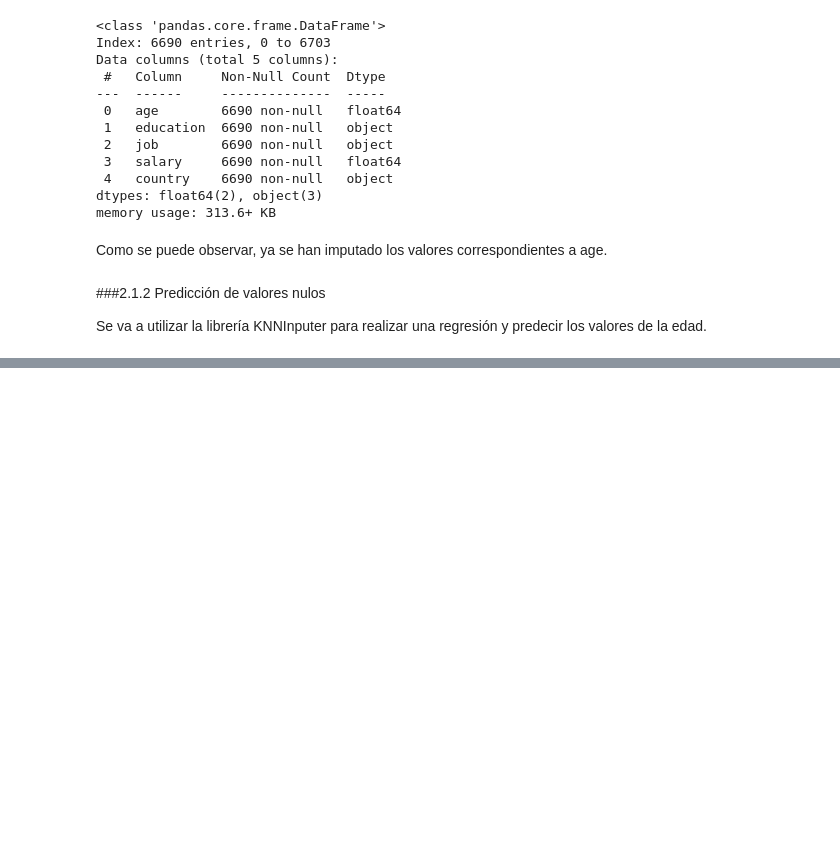
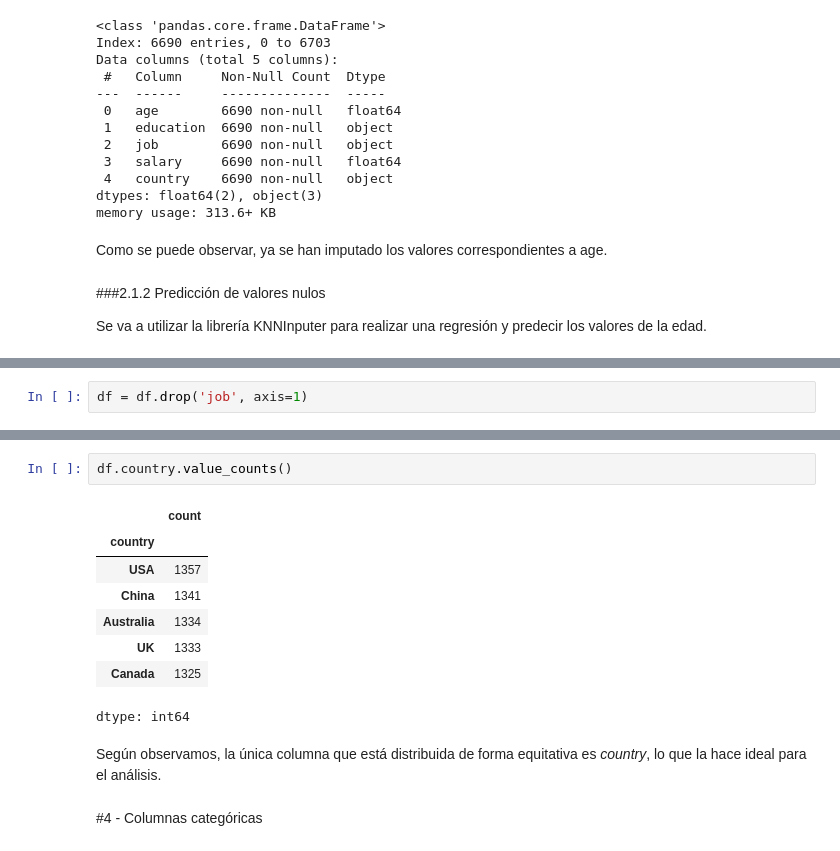
Before and after one commit to robertomartinezedu/Curso-IA-BigData, a Jupyter notebook: PIA_UD2_Entrega2.ipynb, the cells around one changed output, grey strips where cells are left out. Cells and saved outputs as stored; diff of their text form; blank space fills up the shorter version.

```diff
--- a/PIA_UD2_Entrega2.ipynb
+++ b/PIA_UD2_Entrega2.ipynb
@@ -383,0 +479,2 @@ array([[32.      ],
+# %%
+df = df.drop('job', axis=1)
@@ -383,0 +495,15 @@ array([[32.      ],
+# %%
+df.country.value_counts()
+# %% [output]
+|  | count |
+| country |  |
+| USA | 1357 |
+| China | 1341 |
+| Australia | 1334 |
+| UK | 1333 |
+| Canada | 1325 |
+dtype: int64
+# %% [markdown]
+Según observamos, la única columna que está distribuida de forma equitativa es _country_, lo que la hace ideal para el análisis.
+# %% [markdown]
+#4 - Columnas categóricas
```
Also changed, not shown: parts of 19 cells of this notebook.
